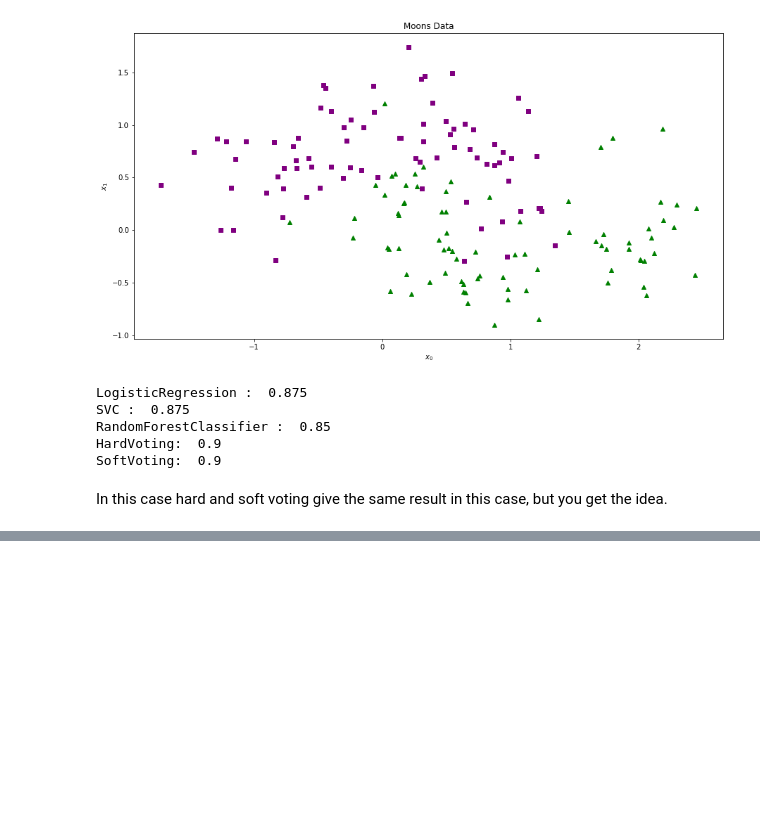
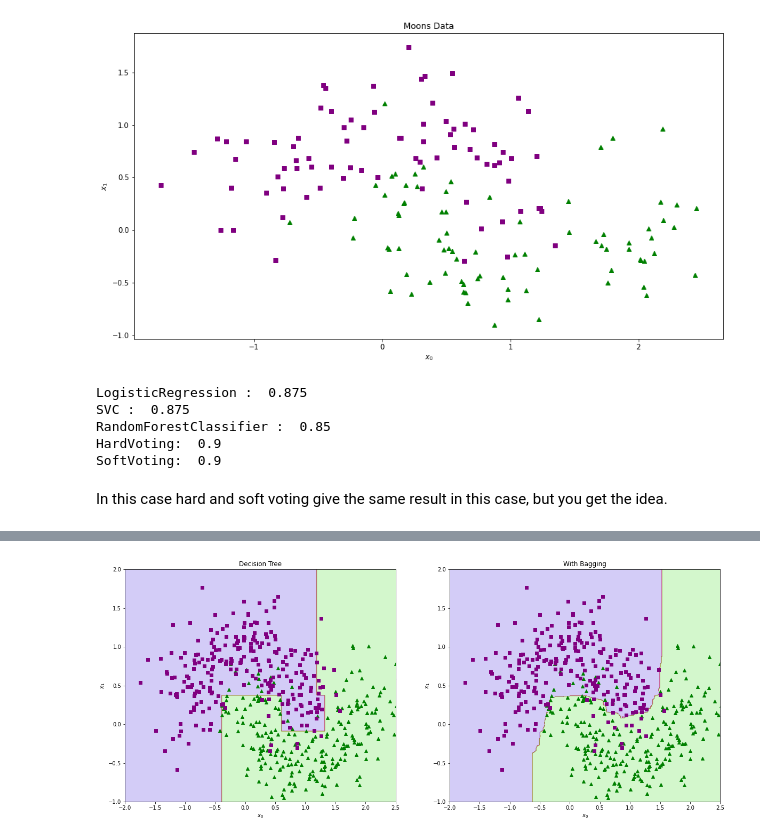
Before and after one commit to chris-leonard/hands-on-machine-learning, a Jupyter notebook: chapter-7/chapter-7-notes.ipynb, the cells around one changed output, grey strips where cells are left out. Saved outputs shown, nothing was run; the diff lists cells and outputs as text; code cells hidden in the pictures; blank space fills up the shorter version.

Commit message:
complete notes on bagging and patching

```diff
--- a/chapter-7/chapter-7-notes.ipynb
+++ b/chapter-7/chapter-7-notes.ipynb
@@ -38,14 +50,17 @@ for train_index, test_index in split.split(X, y):
     X_test = X[test_index]
     y_test = y[test_index]
 # %%
-def plot_binary_data(X, y):
-    plt.scatter(
+def plot_binary_data(X, y, ax=None):
+    if not ax:
+        fig, ax = plt.subplots(figsize=(15, 8))
+
+    ax.scatter(
         X[:, 0][y == 1],
         X[:, 1][y == 1],
         marker="^",
         color="green",
     )
-    plt.scatter(
+    ax.scatter(
         X[:, 0][y == 0],
         X[:, 1][y == 0],
         marker="s",
@@ -55,7 +70,7 @@ def plot_binary_data(X, y):
 
 fig, ax = plt.subplots(figsize=(15, 8))
 
-plot_binary_data(X_train, y_train)
+plot_binary_data(X_train, y_train, ax=ax)
 
 ax.set_xlabel("$x_0$")
 ax.set_ylabel("$x_1$")
@@ -68,11 +83,7 @@ svc_clf = SVC(probability=True, kernel="linear", gamma="scale", random_state=42)
 log_clf = LogisticRegression(solver="lbfgs", random_state=42)
 for_clf = RandomForestClassifier(n_estimators=100, random_state=42)
 
-estimators = [
-    ("log", log_clf),
-    ("svc", svc_clf),
-    ("for", for_clf)
-]
+estimators = [("log", log_clf), ("svc", svc_clf), ("for", for_clf)]
 
 hard_vote_clf = VotingClassifier(estimators=estimators, voting="hard")
 soft_vote_clf = VotingClassifier(estimators=estimators, voting="hard")
@@ -100,0 +162,43 @@ In this case hard and soft voting give the same result in this case, but you get
+# %%
+def plot_class_predictions(clf, xlim, ylim, ax=None):
+    if not ax:
+        fig, ax = plt.subplots(figsize=(15, 8))
+
+    # generate values along each axis
+    x0s = np.linspace(xlim[0], xlim[1], 500)
+    x1s = np.linspace(ylim[0], ylim[1], 500)
+
+    # all combinations of (x0, x1) for plot
+    x0, x1 = np.meshgrid(x0s, x1s)
+
+    X = np.c_[x0.ravel(), x1.ravel()]
+    y_pred = clf.predict(X).reshape(x0.shape)
+
+    ax.contourf(x0, x1, y_pred, cmap=plt.cm.brg, alpha=0.2)
+
+
+def plot_classifier(clf, xlim, ylim, ax=None, title=None):
+    if not ax:
+        fig, ax = plt.subplots(figsize=(15, 8))
+
+    plot_class_predictions(clf, xlim, ylim, ax=ax)
+    plot_binary_data(X, y, ax=ax)
+
+    ax.set_xlabel("$x_0$")
+    ax.set_ylabel("$x_1$")
+
+    ax.set_xlim(xlim)
+    ax.set_ylim(ylim)
+
+    ax.set_title(title)
+
+
+xlim = np.array([-2, 2.5])
+ylim = np.array([-1, 2])
+
+fig, axs = plt.subplots(1, 2, figsize=(20, 8))
+
+plot_classifier(tree_clf, xlim, ylim, ax=axs[0], title="Decision Tree")
+plot_classifier(bag_clf, xlim, ylim, ax=axs[1], title="With Bagging")
+# %% [output]
+[figure, added]
```
Also changed, not shown: parts of 11 cells of this notebook.
